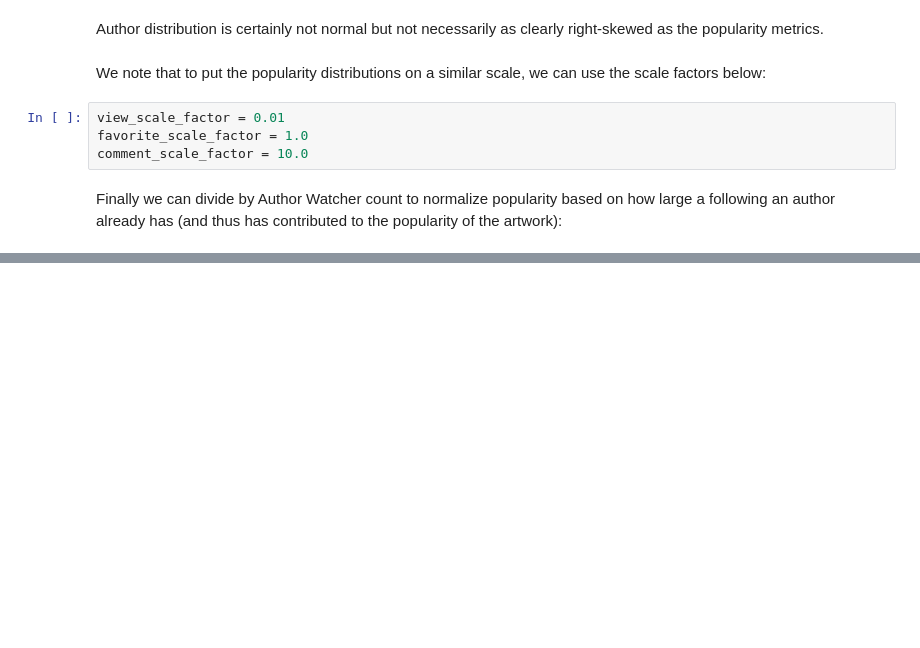
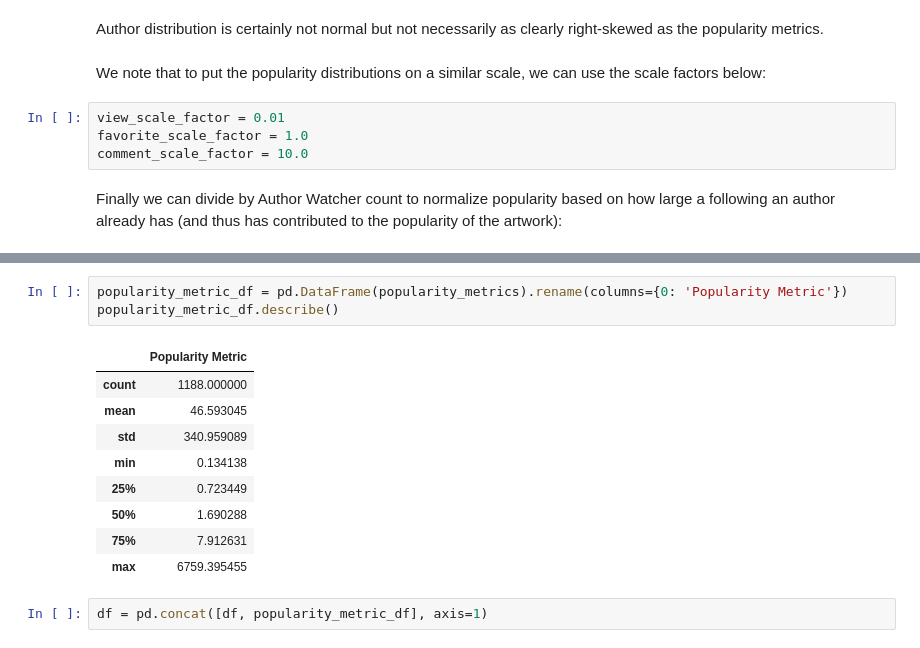
Before and after one commit to nuageux/Caption-to-Popularity, a Jupyter notebook: EDACheckpoint_group3.ipynb, the cells around one changed output, grey strips where cells are left out. Cells and saved outputs as stored; diff of their text form; blank space fills up the shorter version.

```diff
--- a/EDACheckpoint_group3.ipynb
+++ b/EDACheckpoint_group3.ipynb
@@ -211,0 +211,15 @@ for n in range(df.shape[0]):
+# %%
+popularity_metric_df = pd.DataFrame(popularity_metrics).rename(columns={0: 'Popularity Metric'})
+popularity_metric_df.describe()
+# %% [output]
+|  | Popularity Metric |
+| count | 1188.000000 |
+| mean | 46.593045 |
+| std | 340.959089 |
+| min | 0.134138 |
+| 25% | 0.723449 |
+| 50% | 1.690288 |
+| 75% | 7.912631 |
+| max | 6759.395455 |
+# %%
+df = pd.concat([df, popularity_metric_df], axis=1)
```
Also changed, not shown: parts of 15 cells of this notebook.
